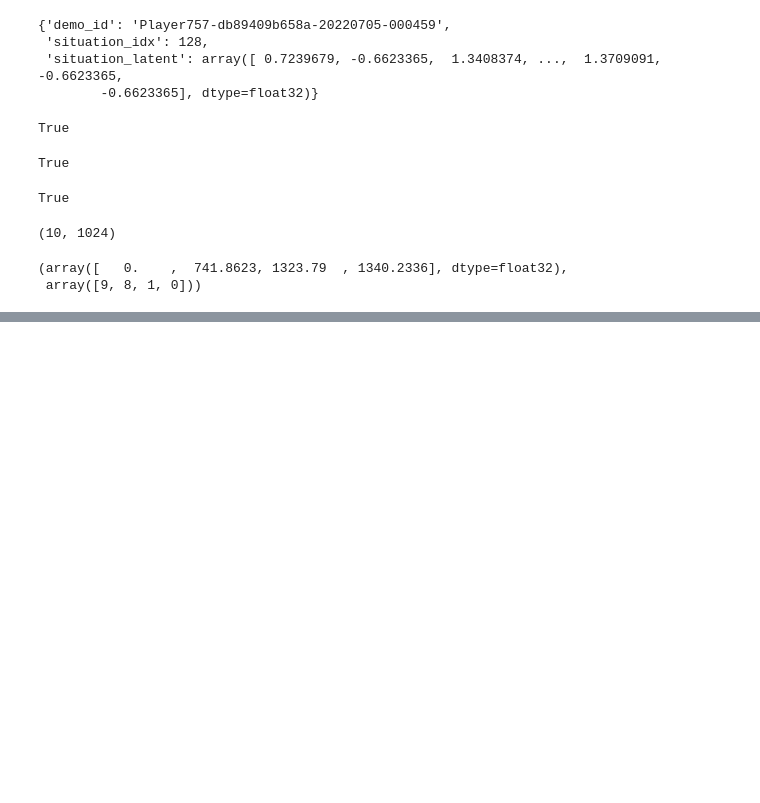
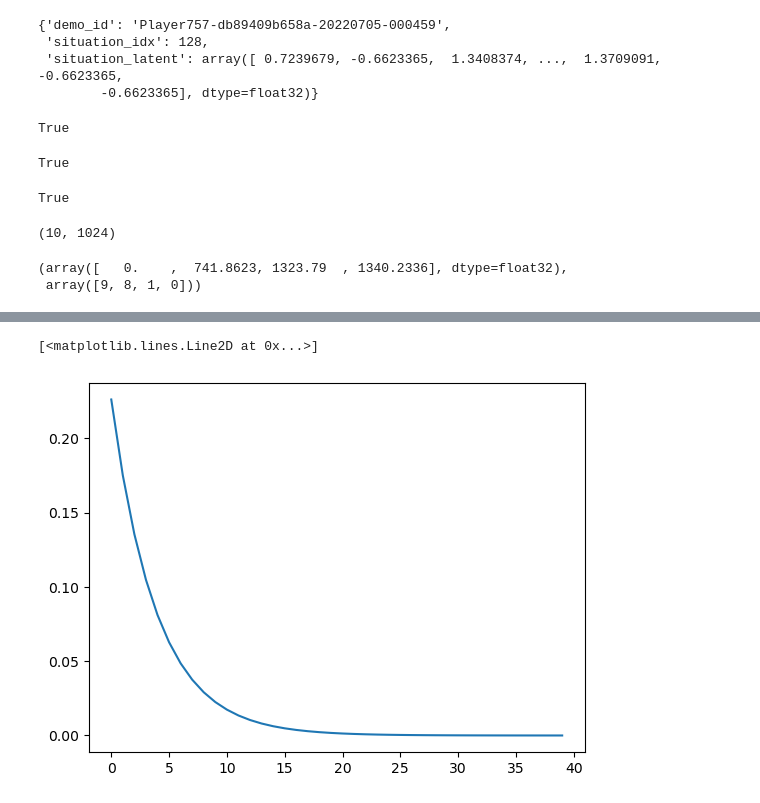
Before and after one commit to nerdimite/rebeca, a Jupyter notebook: rebeca/Scratchpad.ipynb, the cells around one changed output, grey strips where cells are left out. Cells and saved outputs as stored; diff of their text form; code cells hidden in the pictures; blank space fills up the shorter version.

Commit message:
exp decay weights

```diff
--- a/rebeca/Scratchpad.ipynb
+++ b/rebeca/Scratchpad.ipynb
@@ -476,0 +486,24 @@ memory.search(situation_query)
+# %%
+# import numpy library
+import numpy as np
+
+# define the exponential decay function
+def exp_decay(t, A, tau, C):
+    return A * np.exp(-t / tau) + C
+
+# define the time array (you can change this as you like)
+t = np.linspace(0, 5, 40)
+
+# define the fixed parameters for the exponential decay function
+A = 1
+tau = 0.5
+C = 0
+
+# generate an array of 64 numbers that follow the exponential decay curve
+array = exp_decay(t, A, tau, C)
+
+# divide the array by its sum to make it add up to 1
+array = np.array(array / np.sum(array))
+
+# print the array
+print(array)
@@ -476,0 +521,6 @@ memory.search(situation_query)
+# %%
+# plot the array
+plt.plot(array)
+# %% [output]
+[<matplotlib.lines.Line2D at 0x...>]
+[figure, added]
```
Also changed, not shown: parts of 5 cells of this notebook.
